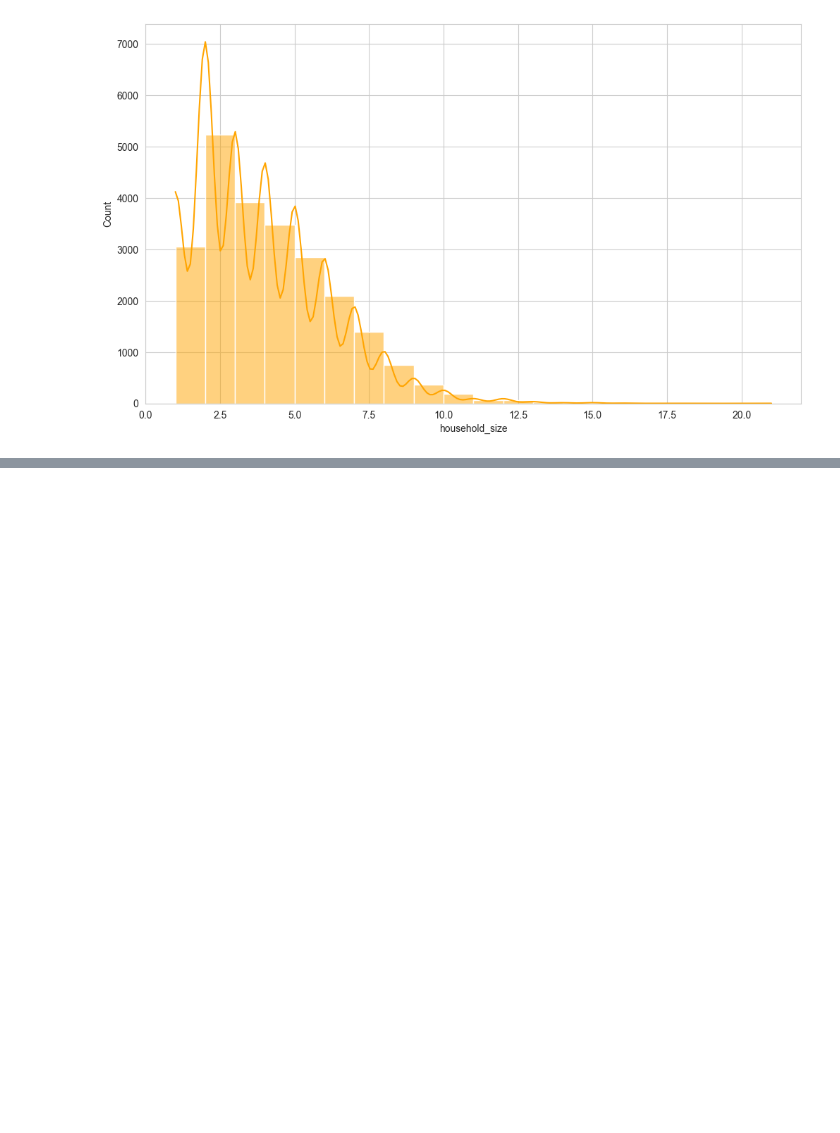
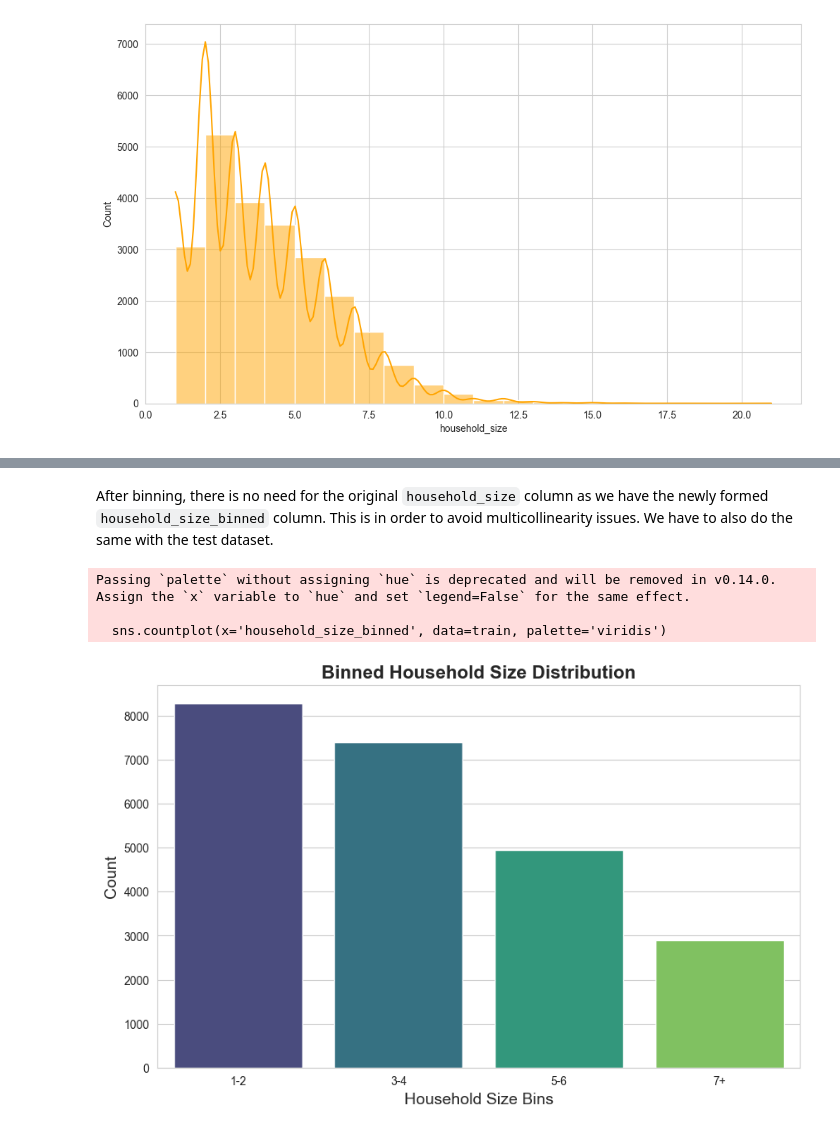
Before and after one commit to KamauGilbert/financial_inclusion_in_africa, a Jupyter notebook: financial_inclusion.ipynb, the cells around one changed output, grey strips where cells are left out. Saved outputs shown, nothing was run; the diff lists cells and outputs as text; code cells hidden in the pictures; blank space fills up the shorter version.

```diff
--- a/financial_inclusion.ipynb
+++ b/financial_inclusion.ipynb
@@ -504,0 +559,18 @@ It is clear that we have outliers in this column. Some of the ways we can deal w
+# %%
+# Define bins and labels (grouping 7 and beyond into one bin)
+bins = [0, 2, 4, 6, float('inf')]  # Custom bin ranges, 7 and beyond in the last bin
+labels = ['1-2', '3-4', '5-6', '7+']  # Corresponding labels for the last group '7+'
+
+# Apply binning
+train['household_size_binned'] = pd.cut(
+    train['household_size'],
+    bins=bins,
+    labels=labels,
+    include_lowest=True
+)
+
+# Display the distribution
+print(train['household_size_binned'].value_counts())
+
+# Display the first few rows of the updated dataset
+train.head()
@@ -504,0 +590,15 @@ It is clear that we have outliers in this column. Some of the ways we can deal w
+# %% [markdown]
+After binning, there is no need for the original `household_size` column as we have the newly formed `household_size_binned` column. This is in order to avoid multicollinearity issues. We have to also do the same with the test dataset.
+# %%
+# Vizualizing household_size_binned column
+plt.figure(figsize=(10, 6))
+sns.countplot(x='household_size_binned', data=train, palette='viridis')
+plt.xlabel('Household Size Bins', fontsize=14)
+plt.ylabel('Count', fontsize=14)
+plt.title('Binned Household Size Distribution', fontsize=16, fontweight='bold')
+plt.show()
+# %% [output]
+Passing `palette` without assigning `hue` is deprecated and will be removed in v0.14.0. Assign the `x` variable to `hue` and set `legend=False` for the same effect.
+
+  sns.countplot(x='household_size_binned', data=train, palette='viridis')
+[figure, added]
```
Also changed, not shown: parts of 29 cells of this notebook.
